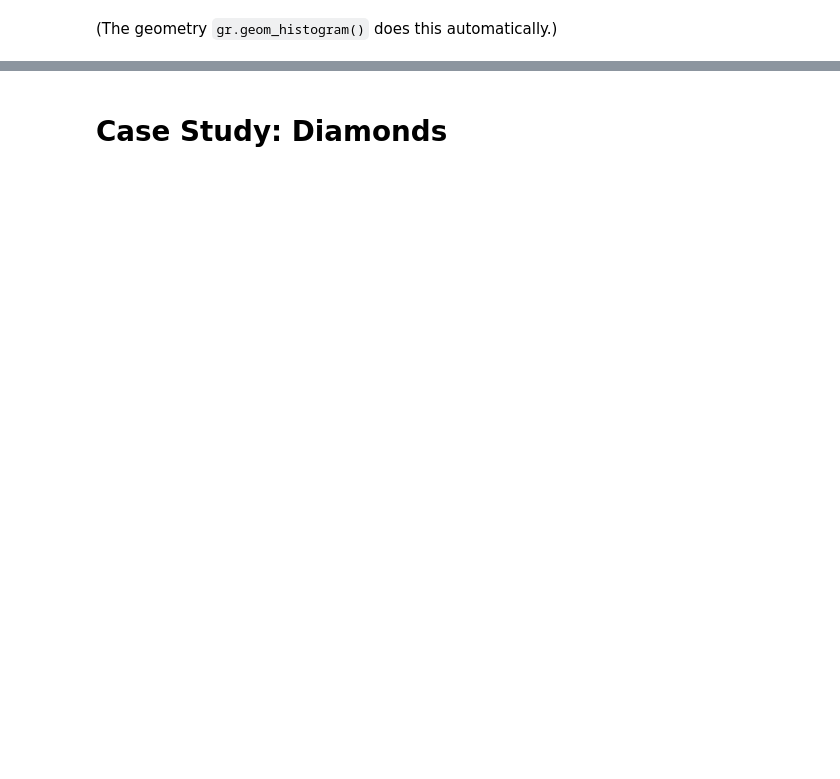
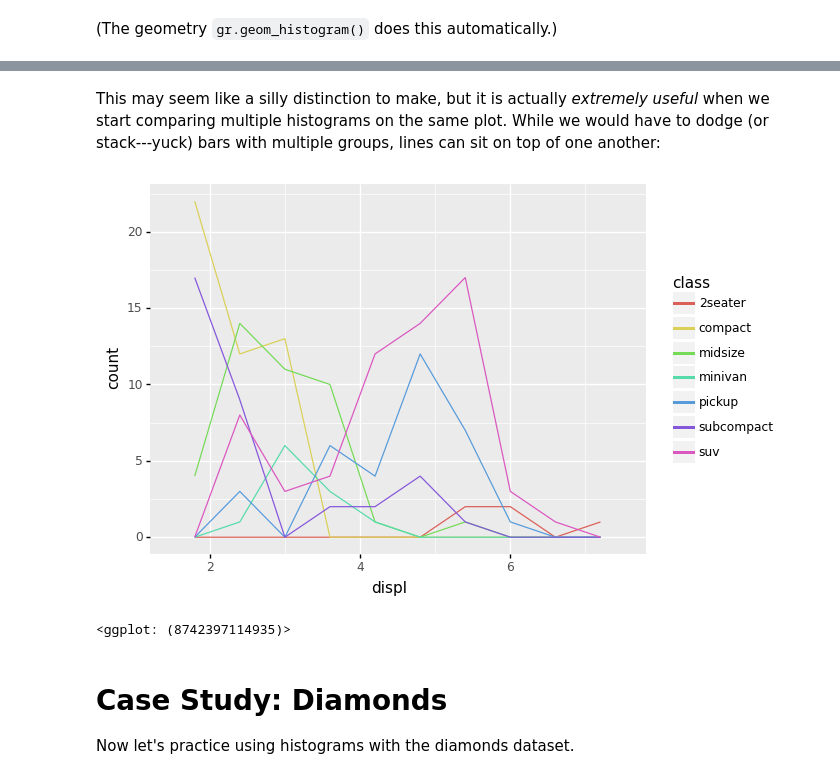
Before and after one commit to zdelrosario/evc-course, a Jupyter notebook: exercises/e-vis02-histograms-master.ipynb, the cells around one changed output, grey strips where cells are left out. Drawn from its saved outputs; the diff is of its cells as text; code cells hidden in the pictures; blank space fills up the shorter version.

```diff
--- a/exercises/e-vis02-histograms-master.ipynb
+++ b/exercises/e-vis02-histograms-master.ipynb
@@ -90,2 +193,16 @@ from plotnine.data import mpg as df_mpg
+# %% [markdown]
+This may seem like a silly distinction to make, but it is actually *extremely useful* when we start comparing multiple histograms on the same plot. While we would have to dodge (or stack---yuck) bars with multiple groups, lines can sit on top of one another:
+# %%
+## NOTE: No need to edit
+(
+    df_mpg
+    >> gr.ggplot(gr.aes("displ", color="class"))
+    + gr.geom_freqpoly(bins=10)
+)
+# %% [output]
+[figure, added]
+<ggplot: (8742397114935)>
 # %% [markdown]
 # Case Study: Diamonds
+
+Now let's practice using histograms with the diamonds dataset.
```
Also changed, not shown: parts of 28 cells of this notebook.
